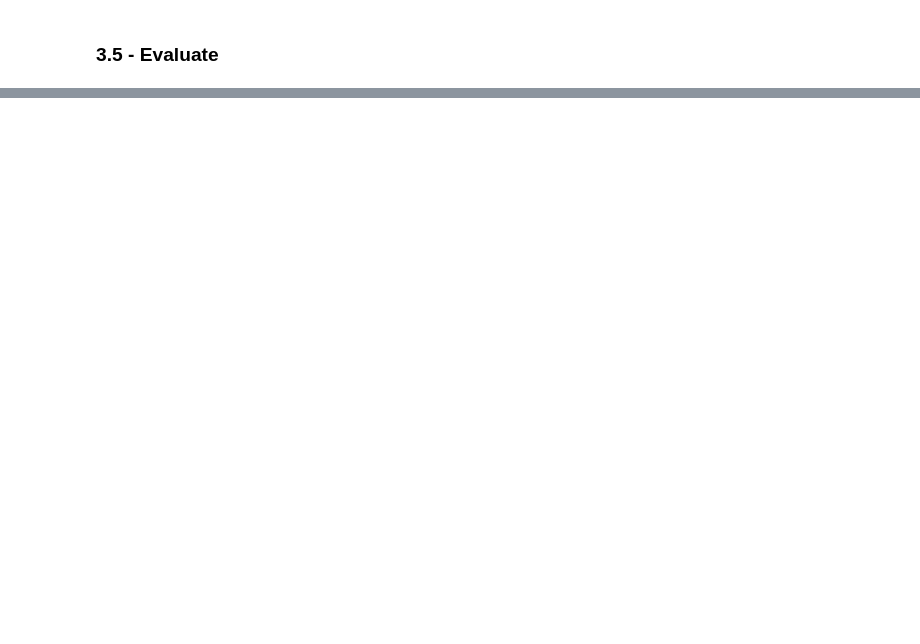
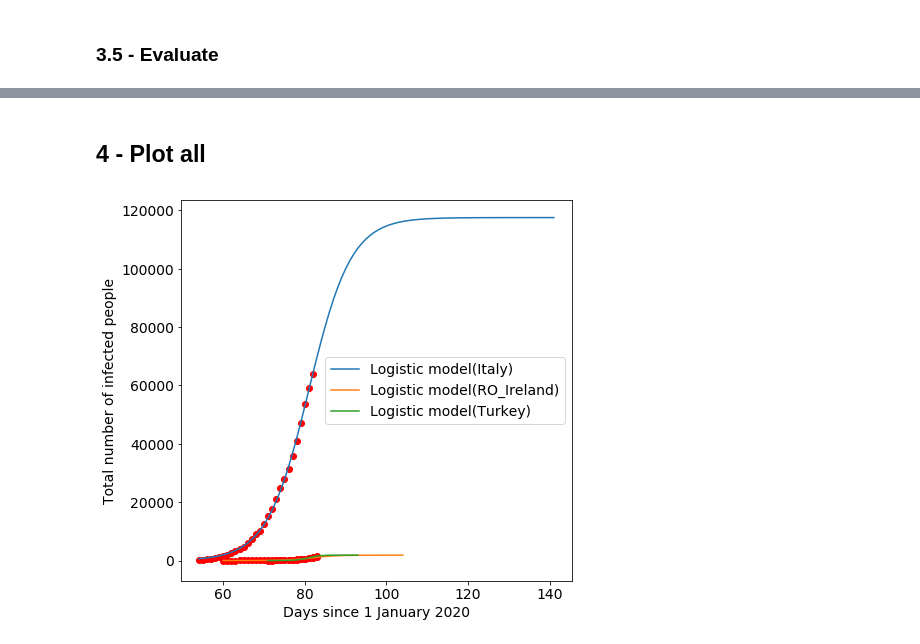
Before and after one commit to mgulcin/COVID19, a Jupyter notebook: COVID19_CurveFit.ipynb, the cells around one changed output, grey strips where cells are left out. Cells and saved outputs as stored; diff of their text form; code cells hidden in the pictures; blank space fills up the shorter version.

```diff
--- a/COVID19_CurveFit.ipynb
+++ b/COVID19_CurveFit.ipynb
@@ -263,3 +296,7 @@ Exponential model MSE: 923.2448149336903
+# %%
+country = "RO_Ireland"
+country_2_abc_tuple_lr[country] = (a_lr, b_lr, c_lr)
+country_2_xy[country] = (x,y)
 # %% [markdown]
 ## 3 - Data on Turkey
 # %% [markdown]
@@ -333,0 +371,10 @@ Exponential model MSE: 3281.8332262492145
+# %%
+country = "Turkey"
+country_2_abc_tuple_lr[country] = (a_lr, b_lr, c_lr)
+country_2_xy[country] = (x,y)
+# %% [markdown]
+## 4 - Plot all
+# %%
+plot_curves_countries(logistic_model, country_2_abc_tuple_lr, country_2_xy)
+# %% [output]
+[figure, added]
```
Also changed, not shown: parts of 23 cells of this notebook.
